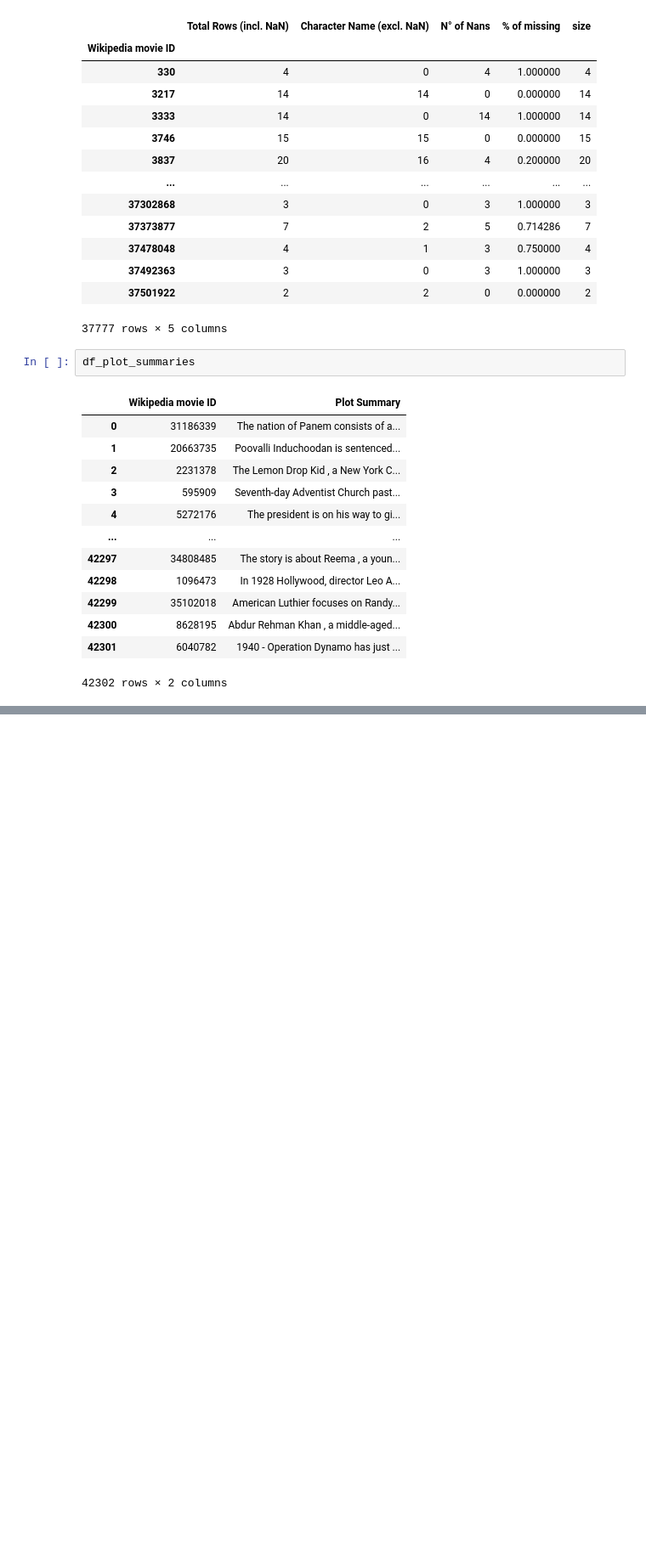
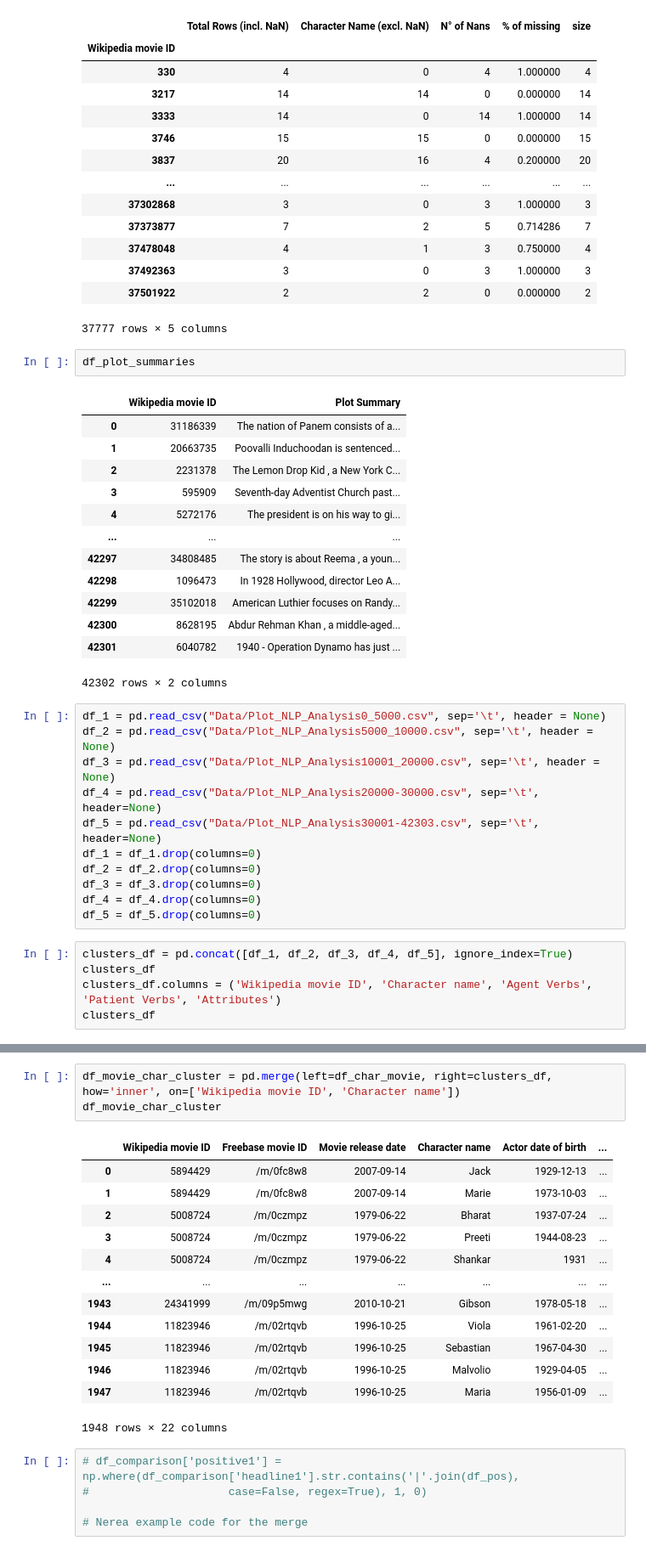
Before and after one commit to epfl-ada/ada-2022-project-utopiansky2022, a Jupyter notebook: Nico.ipynb, the cells around one changed output, grey strips where cells are left out. Shown at 85% size. Drawn from its saved outputs; the diff is of its cells as text; blank space fills up the shorter version.

```diff
--- a/Nico.ipynb
+++ b/Nico.ipynb
@@ -333,3 +324,19 @@ df_plot_summaries
 | 42300 | 8628195 | Abdur Rehman Khan , a middle-aged... |
 | 42301 | 6040782 | 1940 - Operation Dynamo has just ... |
 42302 rows × 2 columns
+# %%
+df_1 = pd.read_csv("Data/Plot_NLP_Analysis0_5000.csv", sep='\t', header = None)
+df_2 = pd.read_csv("Data/Plot_NLP_Analysis5000_10000.csv", sep='\t', header = None)
+df_3 = pd.read_csv("Data/Plot_NLP_Analysis10001_20000.csv", sep='\t', header = None)
+df_4 = pd.read_csv("Data/Plot_NLP_Analysis20000-30000.csv", sep='\t', header=None)
+df_5 = pd.read_csv("Data/Plot_NLP_Analysis30001-42303.csv", sep='\t', header=None)
+df_1 = df_1.drop(columns=0)
+df_2 = df_2.drop(columns=0)
+df_3 = df_3.drop(columns=0)
+df_4 = df_4.drop(columns=0)
+df_5 = df_5.drop(columns=0)
+# %%
+clusters_df = pd.concat([df_1, df_2, df_3, df_4, df_5], ignore_index=True)
+clusters_df
+clusters_df.columns = ('Wikipedia movie ID', 'Character name', 'Agent Verbs', 'Patient Verbs', 'Attributes')
+clusters_df
@@ -335,0 +357,22 @@ df_plot_summaries
+# %%
+df_movie_char_cluster = pd.merge(left=df_char_movie, right=clusters_df, how='inner', on=['Wikipedia movie ID', 'Character name'])
+df_movie_char_cluster
+# %% [output]
+|  | Wikipedia movie ID | Freebase movie ID | Movie release date | Character name | Actor date of birth | ... |
+| 0 | 5894429 | /m/0fc8w8 | 2007-09-14 | Jack | 1929-12-13 | ... |
+| 1 | 5894429 | /m/0fc8w8 | 2007-09-14 | Marie | 1973-10-03 | ... |
+| 2 | 5008724 | /m/0czmpz | 1979-06-22 | Bharat | 1937-07-24 | ... |
+| 3 | 5008724 | /m/0czmpz | 1979-06-22 | Preeti | 1944-08-23 | ... |
+| 4 | 5008724 | /m/0czmpz | 1979-06-22 | Shankar | 1931 | ... |
+| ... | ... | ... | ... | ... | ... | ... |
+| 1943 | 24341999 | /m/09p5mwg | 2010-10-21 | Gibson | 1978-05-18 | ... |
+| 1944 | 11823946 | /m/02rtqvb | 1996-10-25 | Viola | 1961-02-20 | ... |
+| 1945 | 11823946 | /m/02rtqvb | 1996-10-25 | Sebastian | 1967-04-30 | ... |
+| 1946 | 11823946 | /m/02rtqvb | 1996-10-25 | Malvolio | 1929-04-05 | ... |
+| 1947 | 11823946 | /m/02rtqvb | 1996-10-25 | Maria | 1956-01-09 | ... |
+1948 rows × 22 columns
+# %%
+# df_comparison['positive1'] = np.where(df_comparison['headline1'].str.contains('|'.join(df_pos),
+#                     case=False, regex=True), 1, 0)
+
+# Nerea example code for the merge
```
Also changed, not shown: parts of 12 cells of this notebook.
